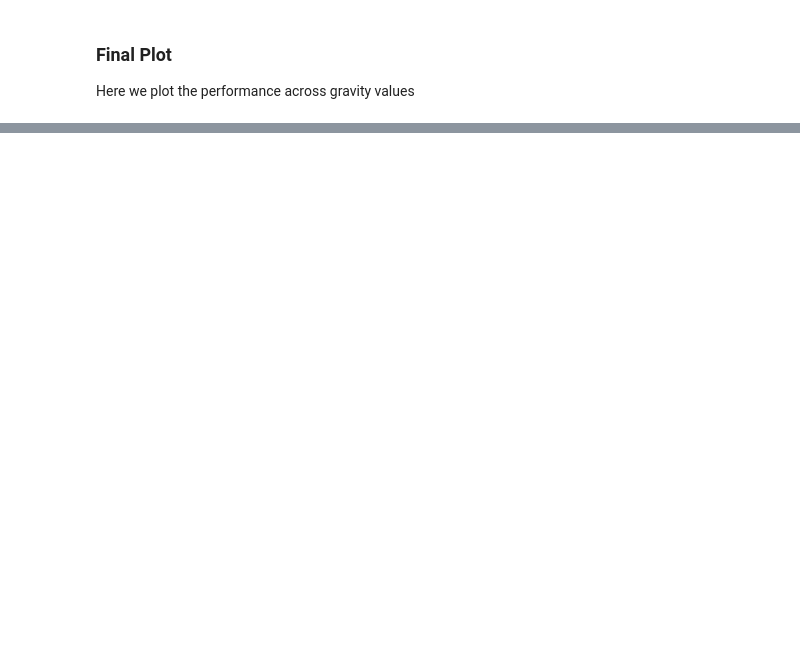
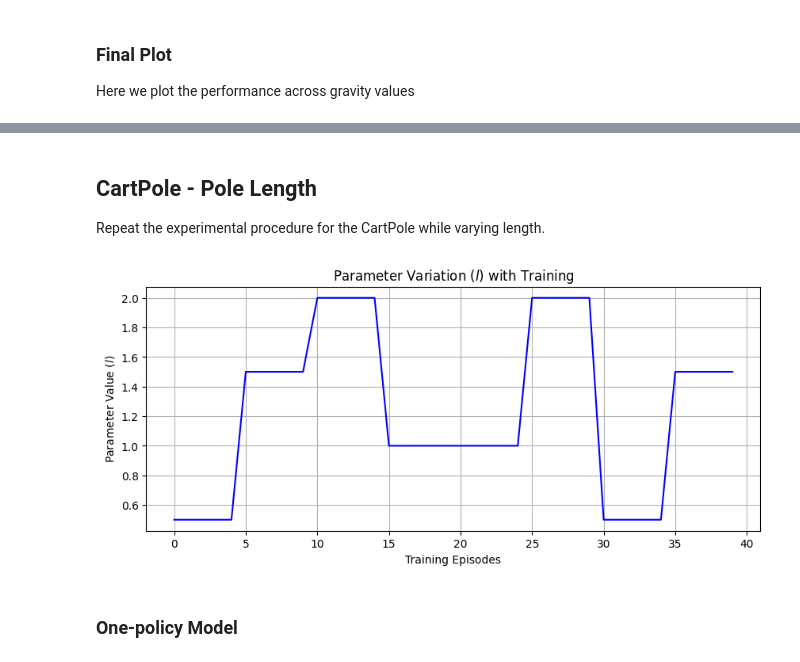
Before and after one commit to RichieRich2569/COINRL, a Jupyter notebook: new_figures.ipynb, the cells around one changed output, grey strips where cells are left out. Drawn from its saved outputs; the diff is of its cells as text; code cells hidden in the pictures; blank space fills up the shorter version.

```diff
--- a/new_figures.ipynb
+++ b/new_figures.ipynb
@@ -2436,0 +2714,34 @@ Gravity 0.3157894736842105: Embodied COIN Mean Reward = -114.915, Std Reward = 2
+# %% [markdown]
+## CartPole - Pole Length
+
+Repeat the experimental procedure for the CartPole while varying length.
+# %%
+# Define our training parameters
+length_values = np.concatenate([
+    0.5*np.ones((5, )),
+    1.5*np.ones((5, )),
+    2.0*np.ones((5, )),
+    1.0*np.ones((5, )),
+    1.0*np.ones((5, )),
+    2.0*np.ones((5, )),
+    0.5*np.ones((5, )),
+    1.5*np.ones((5, )),
+]) # Actually half-length
+
+# Plot parameter variation
+plt.figure(figsize=(10, 4))
+plt.plot(length_values, color='blue')
+plt.title(r'Parameter Variation ($l$) with Training')
+plt.xlabel('Training Episodes')
+plt.ylabel(r'Parameter Value ($l$)')
+plt.grid(True)
+plt.show()
+
+# Train boolean
+TRAIN = True  # Set to True to train, False to load saved results
+
+test_length_values = np.linspace(0.5, 3.0, 20)  # 20 values from 0.5 to 3.0
+# %% [output]
+[figure, added]
+# %% [markdown]
+### One-policy Model
```
Also changed, not shown: parts of 21 cells of this notebook, 6 other files.
